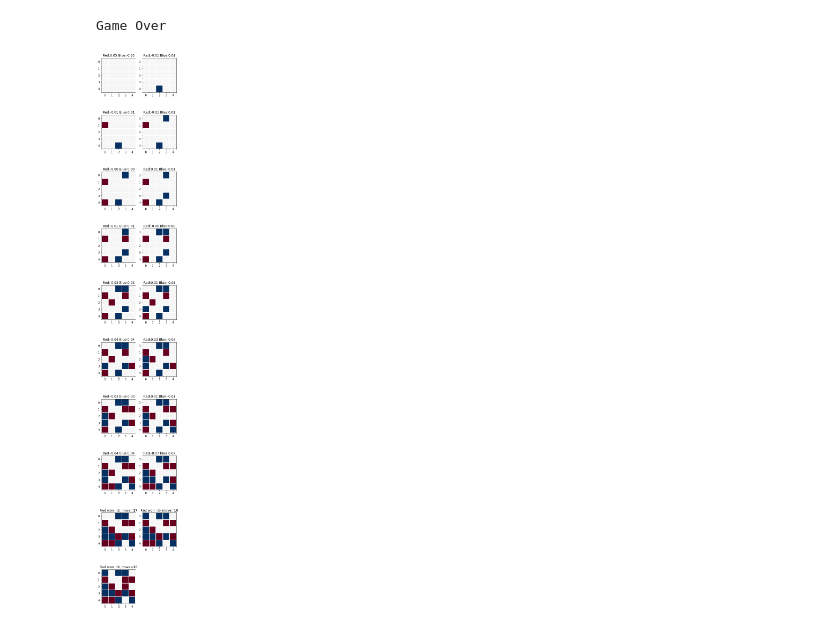
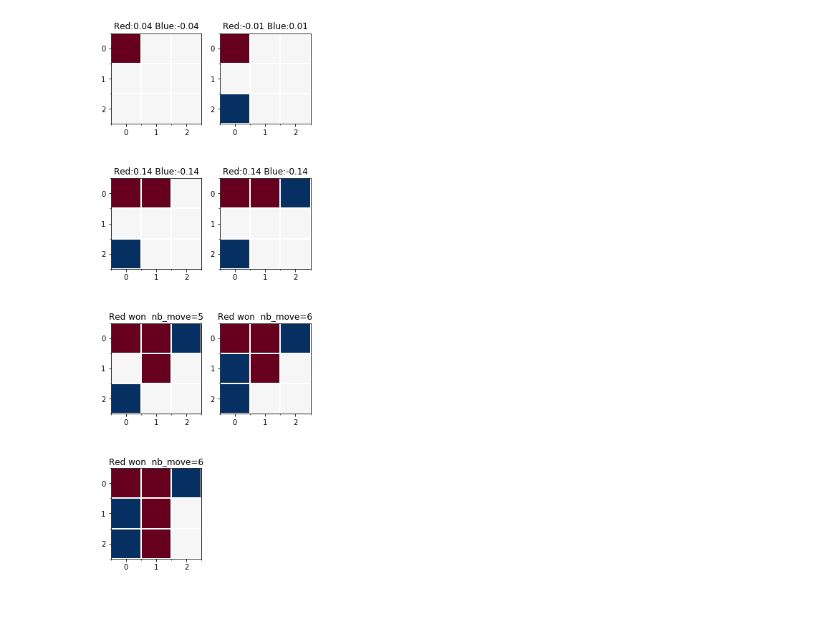
Before and after one commit to kruho/TicTacToeRL, a Jupyter notebook: TicTacToeRL.ipynb, the cells around one changed output. Drawn from its saved outputs; the diff is of its cells as text; code cells hidden in the pictures.

```diff
--- a/TicTacToeRL.ipynb
+++ b/TicTacToeRL.ipynb
@@ -3,5 +3,5 @@ import matplotlib.pyplot as plt
 %matplotlib inline
 import numpy as np
 # %%
-nb_mesh = 5
-nb_line = 4
+nb_mesh = 3
+nb_line = 3
@@ -49,7 +12,7 @@ from keras.optimizers import Adam
 
 state = h = Input((nb_mesh,nb_mesh,3))
 
-if False:
+if True:
     h = Conv2D(16, (3,3), padding='same')(h)
     h = BatchNormalization()(h)
     h = Activation('relu')(h)
@@ -103,7 +66,7 @@ import copy
 def transition(current_state, action):
     '''
     action は ○ もしくは × を置く state のインデックス。
-    2チャンネル目が手番を表しているので、遷移後は手番を入れ替える。
+    3チャンネル目が手番を表しているので、遷移後は手番を入れ替える。
     '''
     next_state = copy.deepcopy(current_state)
     if current_state[:,:,-1][0,0]==0: # ○の手番の場合
@@ -354,6 +330,12 @@ print(epsilon)
 # 状態の初期化
 current_state = np.zeros((nb_mesh,nb_mesh,3))
 current_state[:,:,-1] = np.random.randint(0,2) # ランダムに先手を決める。
+
+# ランダムに初手を決める
+acceptable_action = get_permitted_actions(current_state)
+random_idx = np.random.randint(0,len(acceptable_action[0]))
+action = (acceptable_action[0][random_idx], acceptable_action[1][random_idx])
+current_state = transition(current_state, action)
 
 winner = None
 
@@ -371,15 +353,16 @@ try:
         current_move = current_state[0,0,-1].astype(np.int32)
 
         # 状態価値が最も高くなる行動と、その行動を取った時の遷移後の状態価値を計算する。
-        my_value, best_action = get_best_action(current_state, value_function)
+        my_value, best_action = search_best_action(current_state, value_function)
 
         # 状態価値が最も高くなる行動を選択する。ただし、確率εでランダムな行動を取る。
-        if np.random.random(1)<epsilon:
-            acceptable_action = get_permitted_actions(current_state)
-            random_idx = np.random.randint(0,len(acceptable_action[0]))
-            action = (acceptable_action[0][random_idx], acceptable_action[1][random_idx])
-        else:
-            action = best_action
+#        if np.random.random(1)<epsilon:
+#            acceptable_action = get_permitted_actions(current_state)
+#            random_idx = np.random.randint(0,len(acceptable_action[0]))
+#            action = (acceptable_action[0][random_idx], acceptable_action[1][random_idx])
+#        else:
+#            action = best_action
+        action = best_action
 
         # 遷移後状態を計算する（まだ遷移させない）。
         next_state = transition(current_state, action)
@@ -405,32 +388,31 @@ try:
         else:
             if winner==0:
                 winner_name='Red'
             else:
                 winner_name='Blue'
             plt.title(winner_name+' won'+'  nb_move='+str(nb_move+1))
 
         # 状態を更新する。
         current_state = copy.deepcopy(next_state)
 
         if surrender:
             raise Exception
 
 except Exception:
     pass
 
 # 最終盤面の表示
 if True:
     plt.subplot(nb_mesh*nb_mesh//2+1,2,nb_move+2)
     show_state_2(current_state)
 
     if winner is None:
         plt.title(' draw'+'  nb_move='+str(nb_move+1))
     else:
         if winner==0:
             winner_name='Red'
         else:
             winner_name='Blue'
         plt.title(winner_name+' won'+'  nb_move='+str(nb_move+1))
 # %% [output]
-Game Over
-[figure, old version]
+[figure, new version]
```
Also changed, not shown: parts of 5 cells of this notebook.
